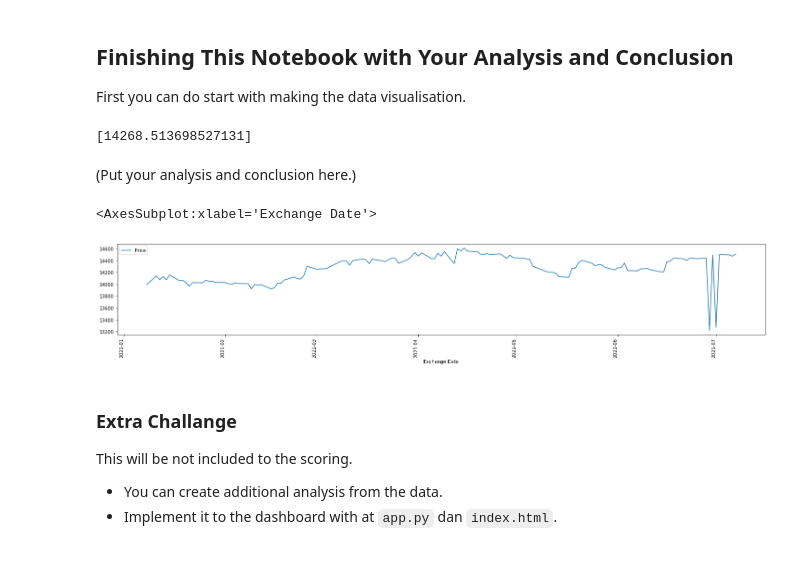
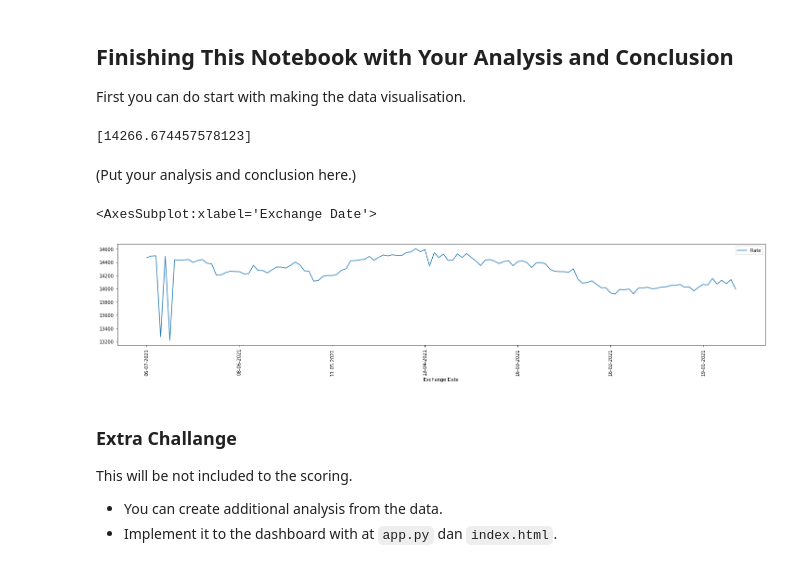
Before and after one commit to zetrosoft/BeautifulSoup-Capstone, a Jupyter notebook: Notebook Skeleton Guide Capstone Beautiful Soup.ipynb, the cells around one changed output. Drawn from its saved outputs; the diff is of its cells as text; code cells hidden in the pictures.

```diff
--- a/Notebook Skeleton Guide Capstone Beautiful Soup.ipynb
+++ b/Notebook Skeleton Guide Capstone Beautiful Soup.ipynb
@@ -95,6 +98,6 @@ Put the array into dataframe
 # %%
 import pandas as pd
 
-df = pd.DataFrame(temp,columns =['ExchangeDate','DayName','Price','Remarks'])
+df = pd.DataFrame(temp,columns =['ExchangeDate','Rate'])
 df.head()
 # %% [output]
@@ -131,4 +133,0 @@ df.sort_values(by='ExchangeDate')
-# %%
-#drop wrong data
-df=df.dropna(how='any')
-df.describe()
@@ -145,11 +138,10 @@ Do the data cleaning here (please change this markdown with your explanation of
 # Change ExchangeDate to datetime64 data type
 df[['ExchangeDate']] = df[['ExchangeDate']].astype('datetime64')
 # Change DayName to Category data type
-df['DayName'] = df['DayName'].astype('category')
 # # Remove or split Price column for IDR and change Price to float64 data type
-df['Price'] = df['Price'].str.replace('IDR','')
-df['Price'] = df['Price'].str.replace(',','')
-df['Price'] = df['Price'].astype('float64')
+df['Rate'] = df['Rate'].str.replace('IDR','')
+df['Rate'] = df['Rate'].str.replace(',','')
+df['Rate'] = df['Rate'].astype('float64')
 #for visualisation only
 df['ExDate'] = df['ExchangeDate'].dt.strftime('%d-%m-%Y')
 
@@ -162,8 +152,5 @@ Remarks                 object
 ExDate                  object
 dtype: object
-# %%
-# Drop remark columns - optional
-df=df.drop('Remarks',axis=1)
 # %%
 #Sort by Exchange Date
 df.sort_values(by='ExchangeDate',ascending=True).head()
@@ -202,25 +189,27 @@ df
 
 First you can do start with making the data visualisation.
 # %%
-min_rate=df.min()[['Price','ExDate']].to_list()
-max_rate=df.max()[['Price','ExDate']].to_list()
+min_rate=df.min()[['Rate','ExDate']].to_list()
+max_rate=df.max()[['Rate','ExDate']].to_list()
 avg_rate=df.mean().to_list()
 avg_rate
 # %% [output]
-[14268.513698527131]
+[14266.674457578123]
 # %% [markdown]
 
 (Put your analysis and conclusion here.)
 # %%
 
 df.plot(
+    x='ExDate',
+    y='Rate',
     figsize=(25,4),
     rot='vertical',
     xlabel='Exchange Date'
 )
 # %% [output]
 <AxesSubplot:xlabel='Exchange Date'>
-[figure, old version]
+[figure, new version]
 # %% [markdown]
 ### Extra Challange
 
```
Also changed, not shown: parts of 11 cells of this notebook, 1 other file.
